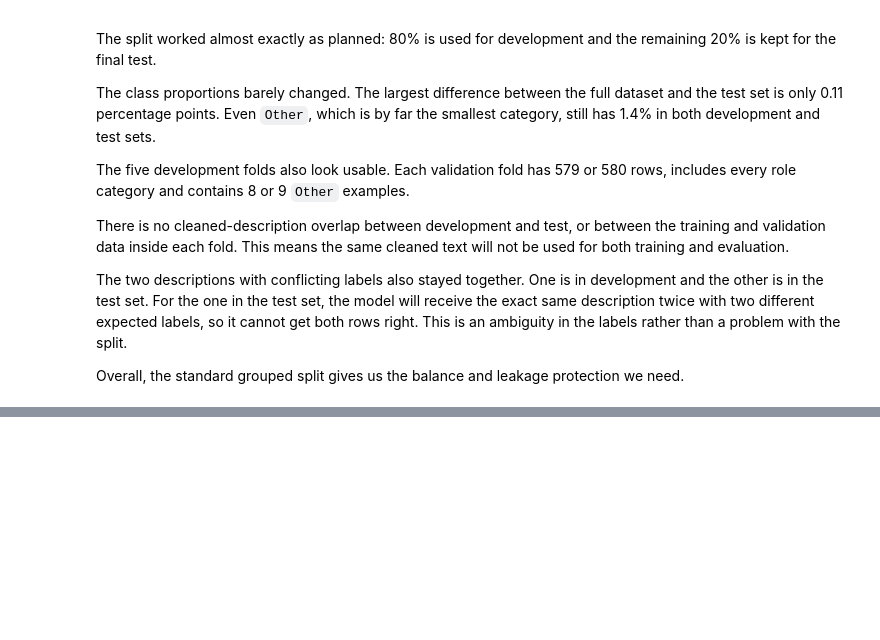
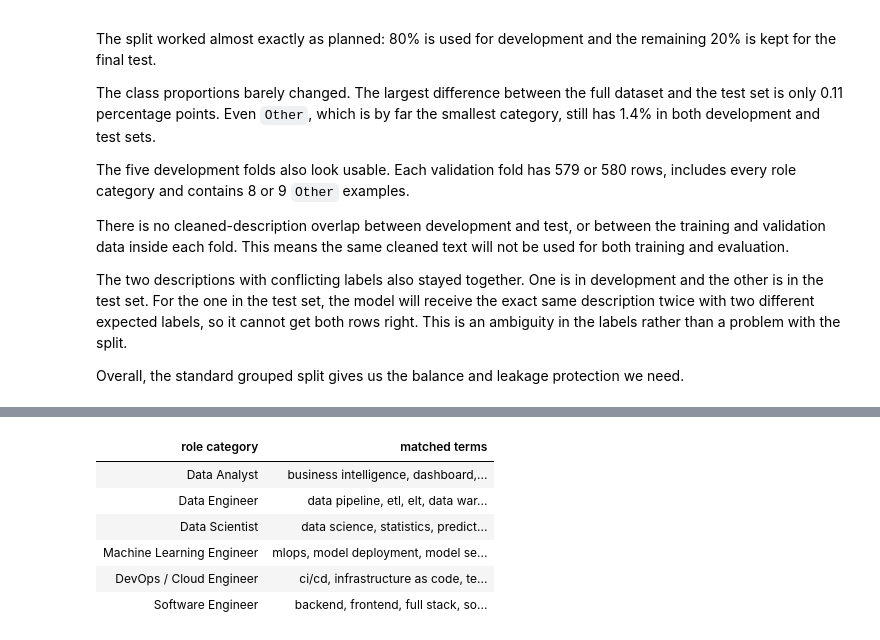
Before and after one commit to Tyainss/job-posting-nlp, a Jupyter notebook: job_posting_nlp_take_home_task.ipynb, the cells around one changed output, grey strips where cells are left out. Cells and saved outputs as stored; diff of their text form; code cells hidden in the pictures; blank space fills up the shorter version.

```diff
--- a/job_posting_nlp_take_home_task.ipynb
+++ b/job_posting_nlp_take_home_task.ipynb
@@ -1630,0 +1644,29 @@ Overall, the standard grouped split gives us the balance and leakage protection
+# %%
+from sklearn.dummy import DummyClassifier
+from sklearn.metrics import classification_report, confusion_matrix
+
+from job_posting_nlp.baselines import (
+    KEYWORD_RULES,
+    predict_keyword_baseline,
+)
+from job_posting_nlp.evaluation import classification_metrics
+
+keyword_rule_table = pd.DataFrame(
+    {
+        "role category": KEYWORD_RULES.keys(),
+        "matched terms": [
+            ", ".join(keywords)
+            for keywords in KEYWORD_RULES.values()
+        ],
+    }
+)
+
+display(keyword_rule_table.style.hide(axis="index"))
+# %% [output]
+| role category | matched terms |
+| Data Analyst | business intelligence, dashboard,... |
+| Data Engineer | data pipeline, etl, elt, data war... |
+| Data Scientist | data science, statistics, predict... |
+| Machine Learning Engineer | mlops, model deployment, model se... |
+| DevOps / Cloud Engineer | ci/cd, infrastructure as code, te... |
+| Software Engineer | backend, frontend, full stack, so... |
```
Also changed, not shown: parts of 8 cells of this notebook.
